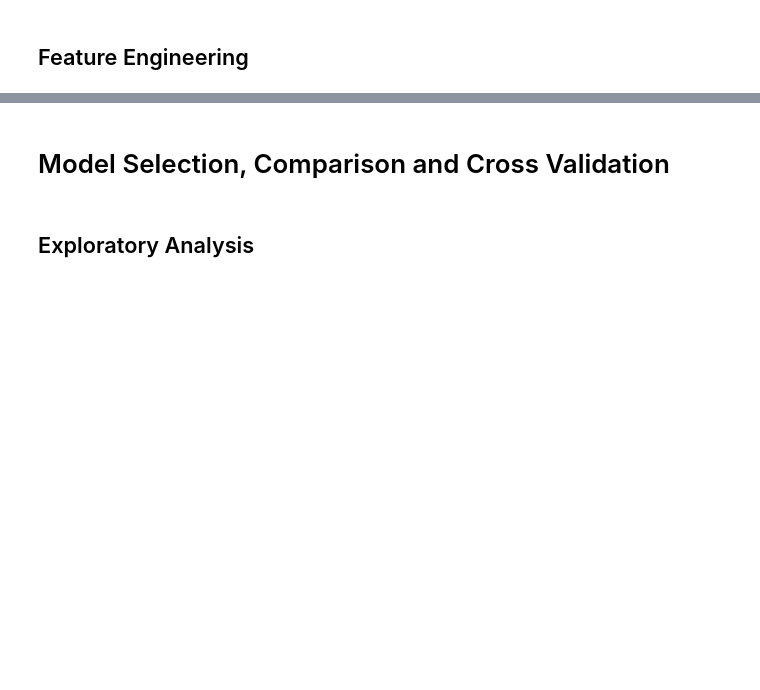
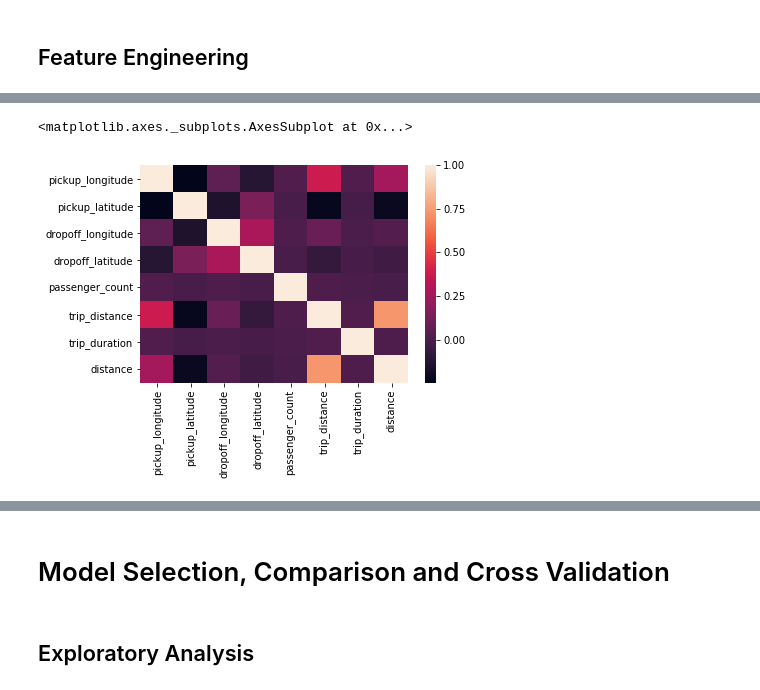
Before and after one commit to Shilong1210/NYC-Taxi-Trip-Duration, a Jupyter notebook: NYC Taxi Trip Duration.ipynb, the cells around one changed output, grey strips where cells are left out. Cells and saved outputs as stored; diff of their text form; code cells hidden in the pictures; blank space fills up the shorter version.

```diff
--- a/NYC Taxi Trip Duration.ipynb
+++ b/NYC Taxi Trip Duration.ipynb
@@ -87,0 +115,8 @@ def preprocess(data):
+# %%
+data = data.drop('year',axis=1)
+data['distance'] = [pow((data['pickup_longitude'].loc[i]-data['dropoff_longitude'].loc[i]),2)+pow((data['pickup_latitude'].loc[i]-data['dropoff_latitude'].loc[i]),2) for i in data.index]
+corr = data.corr()
+sns.heatmap(corr)
+# %% [output]
+<matplotlib.axes._subplots.AxesSubplot at 0x...>
+[figure, added]
```
Also changed, not shown: parts of 6 cells of this notebook.
